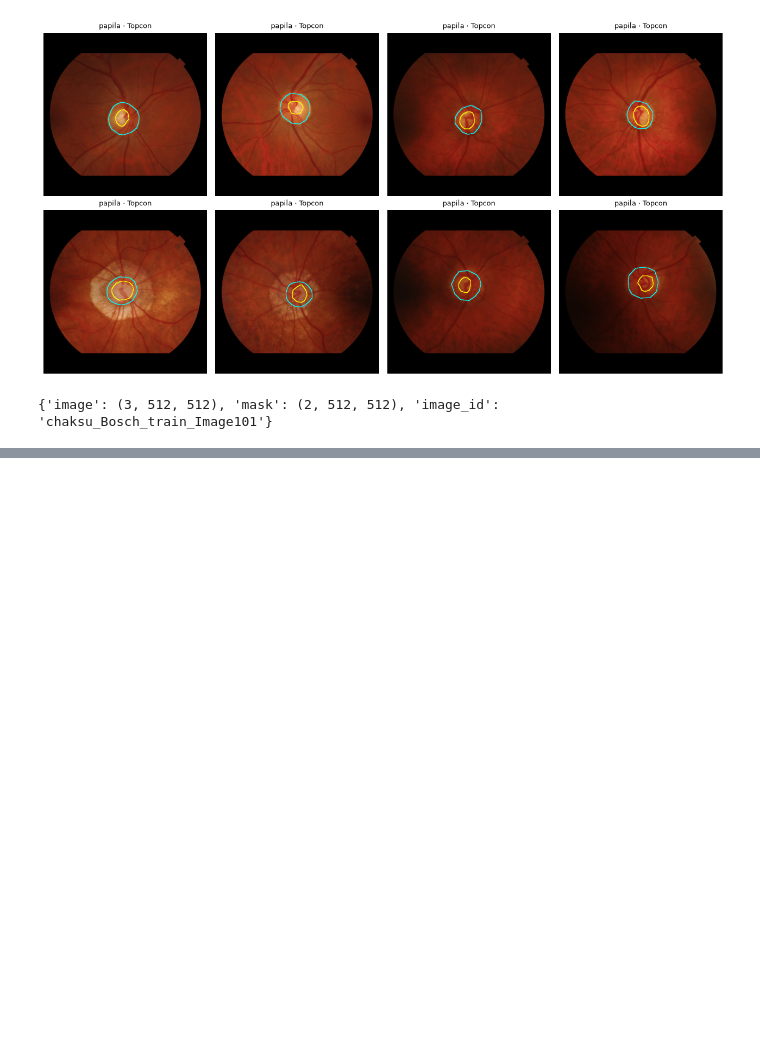
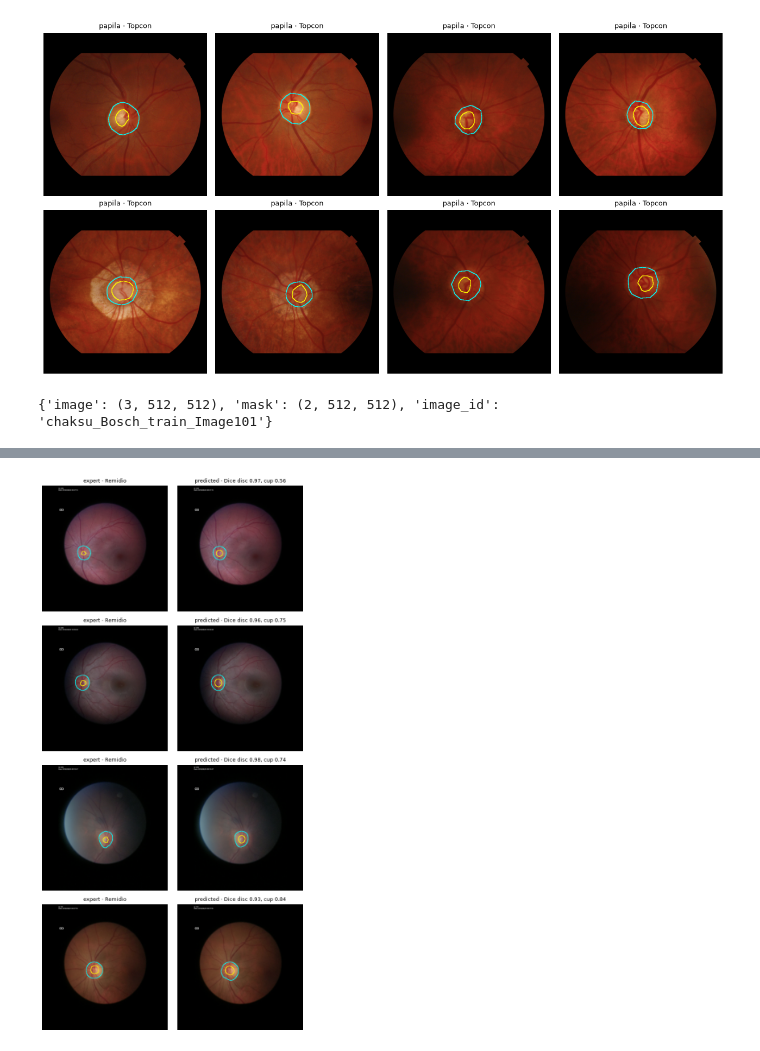
Before and after one commit to aman2712/glaucoma-prediction, a Jupyter notebook: notebooks/03_baseline_a.ipynb, the cells around one changed output, grey strips where cells are left out. Cells and saved outputs as stored; diff of their text form; code cells hidden in the pictures; blank space fills up the shorter version.

```diff
--- a/notebooks/03_baseline_a.ipynb
+++ b/notebooks/03_baseline_a.ipynb
@@ -50,0 +59,9 @@ Summary table, ROC curves, example failures, caveats from `docs/baseline_a.md`.
+# %%
+model = load_model(SEG_RUN, device=pick_device())
+validation = datasets['validation']
+predicted = predict_dataset(model, validation)
+expert = torch.stack([validation[i]['mask'] for i in range(len(validation))])
+scores = dice(predicted, expert)
+
+per_image = validation.table[['image_id', 'camera']].assign(disc=scores[:, 0], cup=scores[:, 1])
+per_image.groupby('camera')[['disc', 'cup']].agg(['mean', 'min']).round(3)
@@ -50,0 +75,5 @@ Summary table, ROC curves, example failures, caveats from `docs/baseline_a.md`.
+# %%
+worst = scores.mean(dim=1).argsort()[:4].tolist()
+show_comparison(validation, predicted, worst, scores.numpy());
+# %% [output]
+[figure, added]
```
Also changed, not shown: parts of 19 cells of this notebook, 8 other files.
